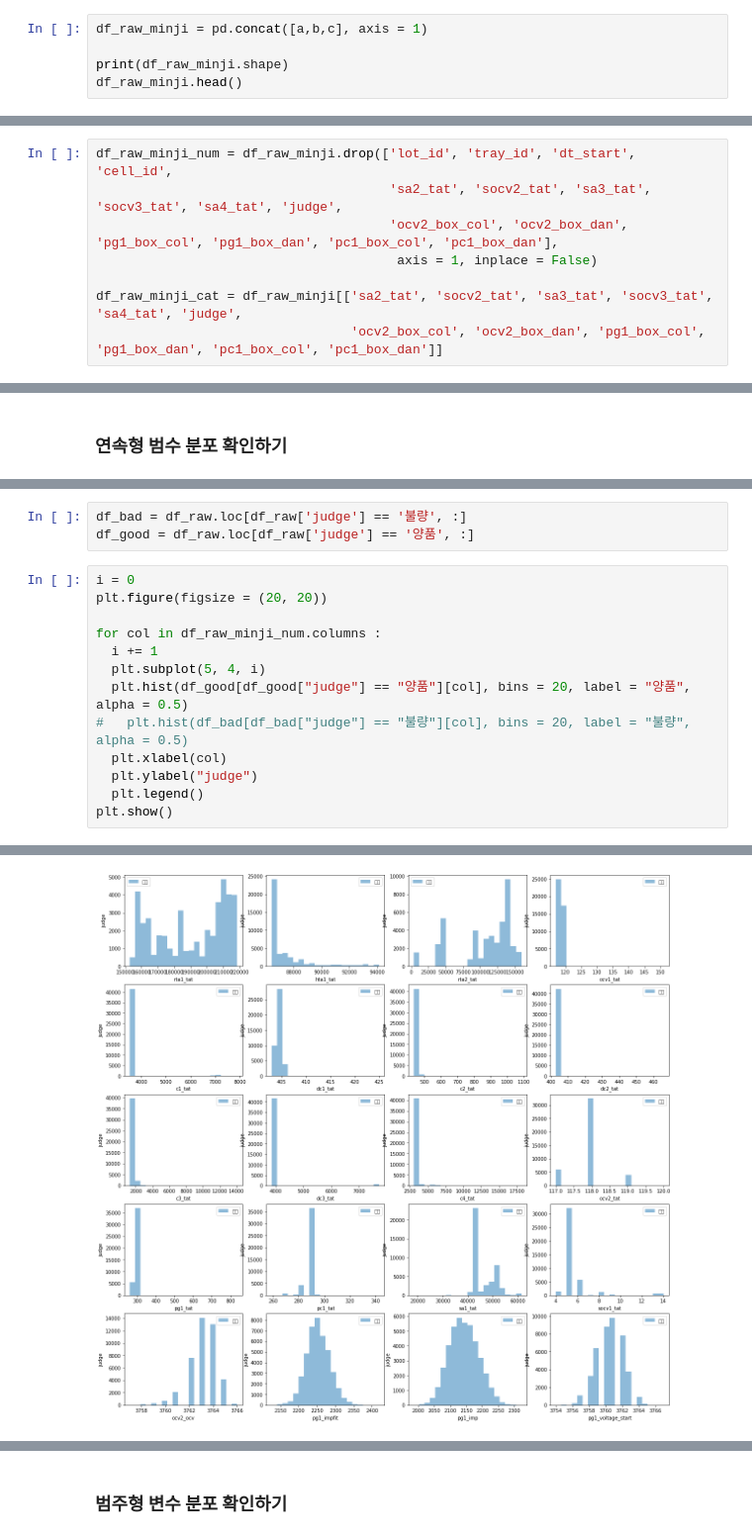
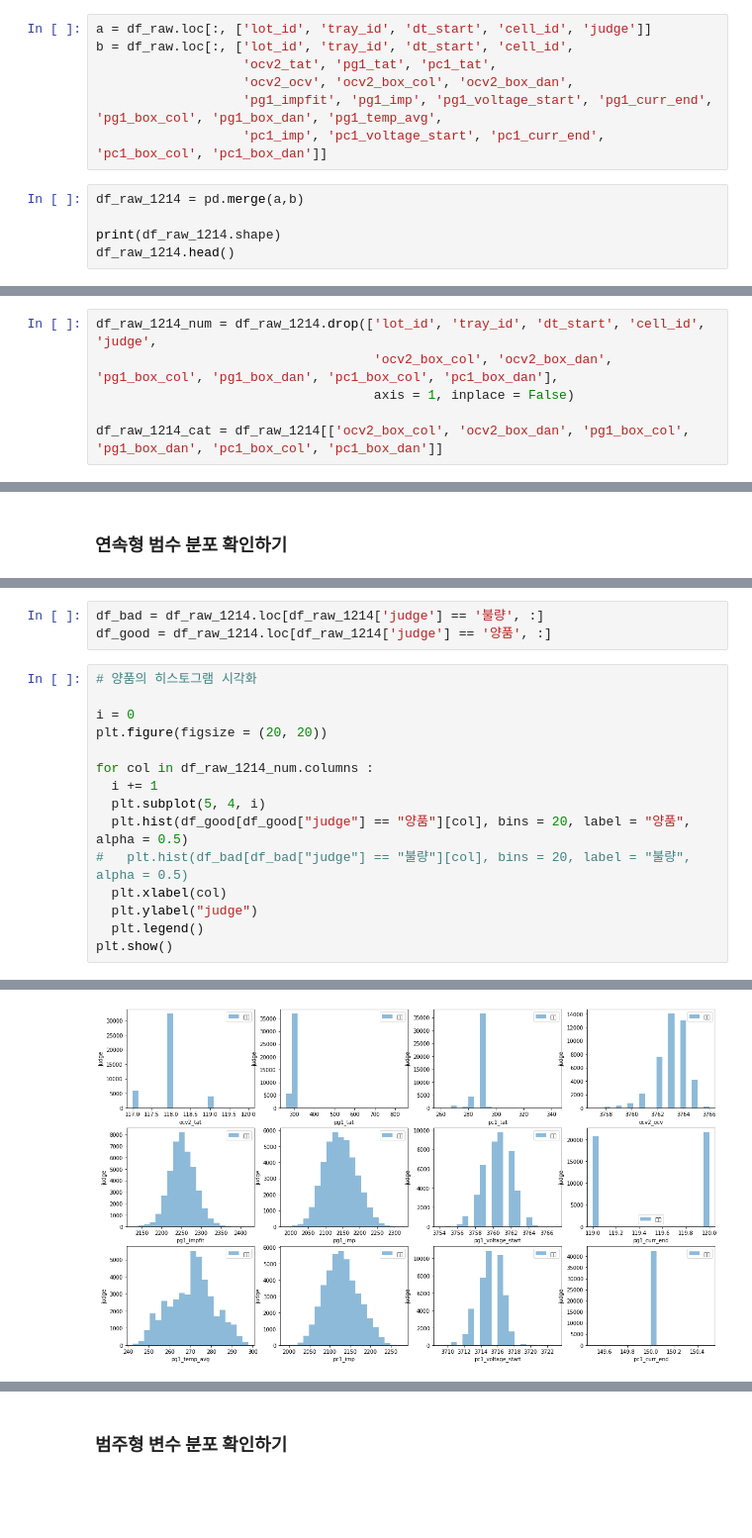
Before and after one commit to mjiii25/posco-academy, a Jupyter notebook: Big-Data/Battery-Project/data-preprocessing.ipynb, the cells around one changed output, grey strips where cells are left out. Shown at 99% size. Drawn from its saved outputs; the diff is of its cells as text; blank space fills up the shorter version.

```diff
--- a/Big-Data/Battery-Project/data-preprocessing.ipynb
+++ b/Big-Data/Battery-Project/data-preprocessing.ipynb
@@ -118,6 +116,13 @@ c = df_raw.loc[:, 'ocv2_ocv' : 'pc1_box_dan']
+# %%
+a = df_raw.loc[:, ['lot_id', 'tray_id', 'dt_start', 'cell_id', 'judge']]
+b = df_raw.loc[:, ['lot_id', 'tray_id', 'dt_start', 'cell_id',
+                   'ocv2_tat', 'pg1_tat', 'pc1_tat',
+                   'ocv2_ocv', 'ocv2_box_col', 'ocv2_box_dan',
+                   'pg1_impfit', 'pg1_imp', 'pg1_voltage_start', 'pg1_curr_end', 'pg1_box_col', 'pg1_box_dan', 'pg1_temp_avg',
+                   'pc1_imp', 'pc1_voltage_start', 'pc1_curr_end', 'pc1_box_col', 'pc1_box_dan']]
 # %%
-df_raw_minji = pd.concat([a,b,c], axis = 1)
+df_raw_1214 = pd.merge(a,b)
 
-print(df_raw_minji.shape)
-df_raw_minji.head()
+print(df_raw_1214.shape)
+df_raw_1214.head()
 # %% [output]
@@ -164,11 +166,9 @@ memory usage: 14.0+ MB
 # %% [markdown]
 **연속형 변수와 범주형 변수 분리하기**
 # %%
-df_raw_minji_num = df_raw_minji.drop(['lot_id', 'tray_id', 'dt_start', 'cell_id',
-                                      'sa2_tat', 'socv2_tat', 'sa3_tat', 'socv3_tat', 'sa4_tat', 'judge',
-                                      'ocv2_box_col', 'ocv2_box_dan', 'pg1_box_col', 'pg1_box_dan', 'pc1_box_col', 'pc1_box_dan'],
-                                       axis = 1, inplace = False)
+df_raw_1214_num = df_raw_1214.drop(['lot_id', 'tray_id', 'dt_start', 'cell_id', 'judge',
+                                    'ocv2_box_col', 'ocv2_box_dan', 'pg1_box_col', 'pg1_box_dan', 'pc1_box_col', 'pc1_box_dan'],
+                                    axis = 1, inplace = False)
 
-df_raw_minji_cat = df_raw_minji[['sa2_tat', 'socv2_tat', 'sa3_tat', 'socv3_tat', 'sa4_tat', 'judge',
-                                 'ocv2_box_col', 'ocv2_box_dan', 'pg1_box_col', 'pg1_box_dan', 'pc1_box_col', 'pc1_box_dan']]
+df_raw_1214_cat = df_raw_1214[['ocv2_box_col', 'ocv2_box_dan', 'pg1_box_col', 'pg1_box_dan', 'pc1_box_col', 'pc1_box_dan']]
 # %%
@@ -218,12 +226,14 @@ Index(['rta1_tat', 'hta1_tat', 'rta2_tat', 'ocv1_tat', 'c1_tat', 'dc1_tat',
       dtype='object')
 # %%
-df_bad = df_raw.loc[df_raw['judge'] == '불량', :]
-df_good = df_raw.loc[df_raw['judge'] == '양품', :]
+df_bad = df_raw_1214.loc[df_raw_1214['judge'] == '불량', :]
+df_good = df_raw_1214.loc[df_raw_1214['judge'] == '양품', :]
 # %%
+# 양품의 히스토그램 시각화
+
 i = 0
 plt.figure(figsize = (20, 20))
 
-for col in df_raw_minji_num.columns :
+for col in df_raw_1214_num.columns :
   i += 1
   plt.subplot(5, 4, i)
   plt.hist(df_good[df_good["judge"] == "양품"][col], bins = 20, label = "양품", alpha = 0.5)
@@ -237 +246 @@ ValueError: ignored
-[figure, old version]
+[figure, new version]
```
Also changed, not shown: parts of 19 cells of this notebook.
